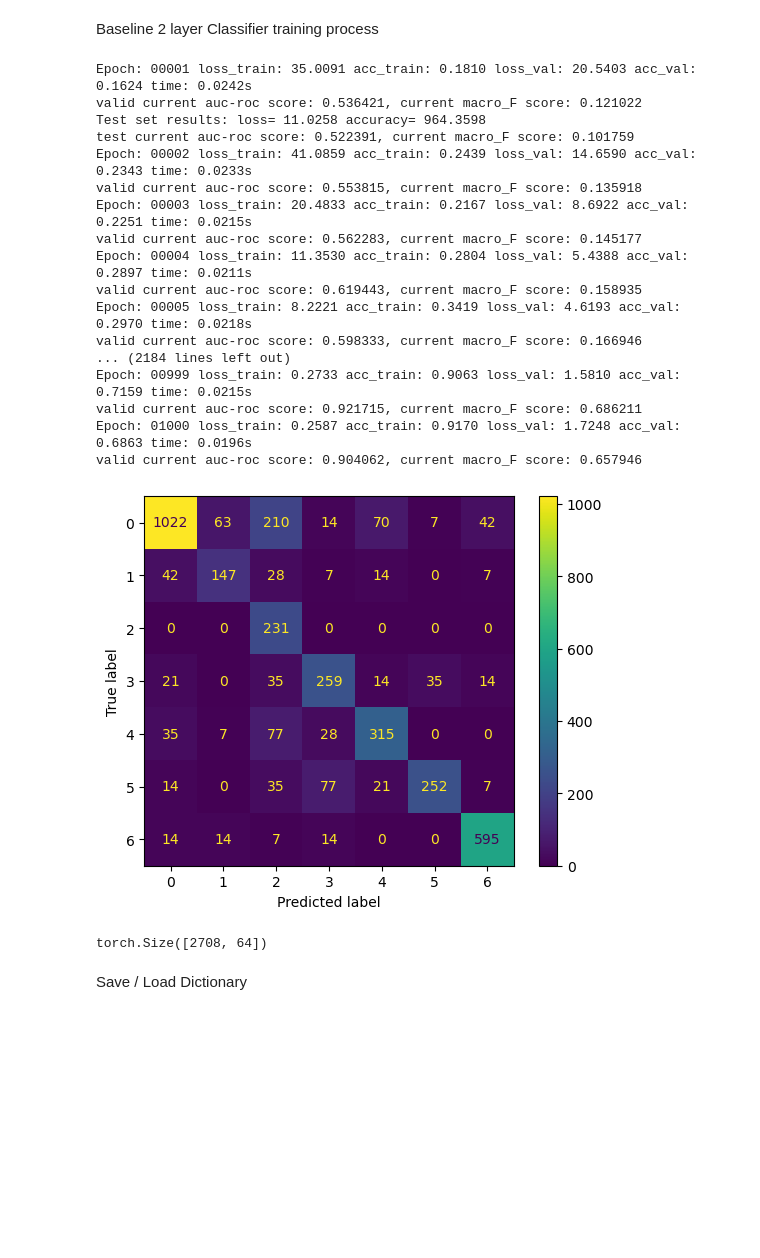
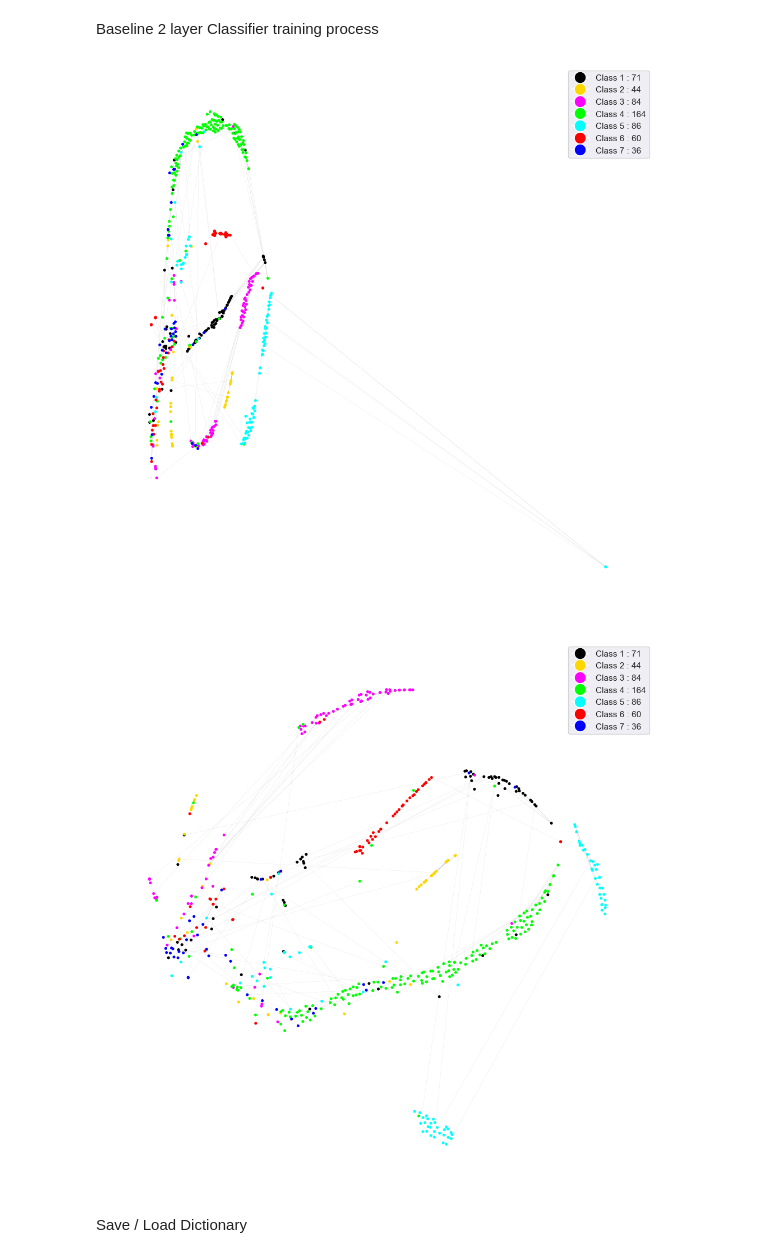
Before and after one commit to armozhdehi/Meta-GCN, a Jupyter notebook: main.ipynb, the cells around one changed output. Drawn from its saved outputs; the diff is of its cells as text; code cells hidden in the pictures; blank space fills up the shorter version.

```diff
--- a/main.ipynb
+++ b/main.ipynb
@@ -48,8 +56,8 @@ class Args:
     order = 4
     n_features = 0
     w_val_size = 10
-    imbalance_ratio = None
-    # imbalance_ratio = 0.05
+    # imbalance_ratio = None
+    imbalance_ratio = 0.05
     n_hidden = 64
     setting = None
     im_class_num = 1
@@ -321,10 +349,10 @@ Baseline 2 layer Classifier test
 # %%
 def test(epoch = 0):
     encoder_n.eval()
-    classifier_n.eval()
+    # classifier_n.eval()
 #     outputs = encoder(features, adj_mtx)
-    embed = encoder_n(features, adj_mtx, funct = args.activation_func)
-    outputs = classifier_n(embed, adj_mtx, funct = args.activation_func)
+    outputs, embed = encoder_n(features, adj_mtx, funct = args.activation_func)
+    # outputs = classifier_n(embed, adj_mtx, funct = args.activation_func)
     loss_test = F.cross_entropy(outputs[test_idx], labels[test_idx].reshape(-1))
     acc_test = accuracy(outputs[test_idx], labels[test_idx])
     print("Test set results:",
@@ -332,6 +360,36 @@ def test(epoch = 0):
           "accuracy= {:.4f}".format(acc_test.item()))
     print_class_acc(outputs[test_idx], labels[test_idx], pre='test')
     return loss_test.item(), acc_test.item(), outputs, embed
+# %%
+palette = ['#000000', '#ffd700', '#ff00ff', '#00ff00', '#00ffff', '#ff0000', '#0000ff']
+
+from torch_geometric.data import Data
+from torch_geometric.utils import to_networkx, to_dense_adj, train_test_split_edges
+import networkx as nx
+import seaborn as sns
+import copy as copy
+%matplotlib inline
+import matplotlib.pyplot as plt
+from sklearn.manifold import TSNE
+import seaborn as sns
+from matplotlib.lines import Line2D
+
+def visualization(x, y, num_classes, palette, adj, epoch):
+    sns.set(rc={'figure.figsize':(12.7, 12.7)})
+    plt.axis("on")
+    z = TSNE(n_components=2, init='pca', perplexity = 30).fit_transform(x.detach().cpu().numpy())
+    # G = nx.from_numpy_matrix(to_dense_adj(data.edge_index)[0].detach().cpu().numpy())
+    G = nx.from_numpy_matrix(adj.detach().cpu().numpy())
+    # palette = list(sns.color_palette("bright", num_classes).as_hex())
+    # palette = ['#e6194B', '#3cb44b', '#ffe119', '#4363d8', '#f58231', '#911eb4', '#42d4f4']
+    color_pal = [palette[int(i)] for i in y.detach().cpu().numpy()]
+    class_count = [0] * num_classes
+    for i in y.detach().cpu().numpy():
+      class_count[int(i)] += 1
+    legend_elements = [Line2D([0], [0], marker='o', color='w', label='Class ' + str(label + 1) + " : " + str(class_count[label]) , markerfacecolor=palette[label], markersize=15) for label in range(num_classes)]
+    nx.draw(G, node_size=7, pos=z, node_color=color_pal, width=0.03, label=y)
+    plt.legend(handles=legend_elements, loc='upper right')
+    plt.savefig('normal_classifier' + str(epoch) + '.png')
 # %% [markdown]
 Baseline 2 layer Classifier training process
 # %%
@@ -345,6 +403,7 @@ loss_tests = []
 test_accs = []
 outputs = None
 embed = None
+embed_dict = {}
 
 for epoch in range(args.epochs):
         acc_train, acc_val, loss_train, loss_val = train(epoch)
@@ -354,32 +413,19 @@ for epoch in range(args.epochs):
         loss_vals.append(loss_val)
         if epoch % 10 == 0:
                 loss_test, test_acc, outputs, embed = test(epoch)
+                embed_dict[epoch] = embed
+                visualization(embed, labels, num_classes, palette, adj_mtx, epoch)
                 loss_tests.append(loss_test)
                 test_accs.append(test_acc)
 confusion_matrix_vis(outputs[test_idx], labels[test_idx])
-# %% [output]
-Epoch: 00001 loss_train: 35.0091 acc_train: 0.1810 loss_val: 20.5403 acc_val: 0.1624 time: 0.0242s
-valid current auc-roc score: 0.536421, current macro_F score: 0.121022
-Test set results: loss= 11.0258 accuracy= 964.3598
-test current auc-roc score: 0.522391, current macro_F score: 0.101759
-Epoch: 00002 loss_train: 41.0859 acc_train: 0.2439 loss_val: 14.6590 acc_val: 0.2343 time: 0.0233s
-valid current auc-roc score: 0.553815, current macro_F score: 0.135918
-Epoch: 00003 loss_train: 20.4833 acc_train: 0.2167 loss_val: 8.6922 acc_val: 0.2251 time: 0.0215s
-valid current auc-roc score: 0.562283, current macro_F score: 0.145177
-Epoch: 00004 loss_train: 11.3530 acc_train: 0.2804 loss_val: 5.4388 acc_val: 0.2897 time: 0.0211s
-valid current auc-roc score: 0.619443, current macro_F score: 0.158935
-Epoch: 00005 loss_train: 8.2221 acc_train: 0.3419 loss_val: 4.6193 acc_val: 0.2970 time: 0.0218s
-valid current auc-roc score: 0.598333, current macro_F score: 0.166946
-... (2184 lines left out)
-Epoch: 00999 loss_train: 0.2733 acc_train: 0.9063 loss_val: 1.5810 acc_val: 0.7159 time: 0.0215s
-valid current auc-roc score: 0.921715, current macro_F score: 0.686211
-Epoch: 01000 loss_train: 0.2587 acc_train: 0.9170 loss_val: 1.7248 acc_val: 0.6863 time: 0.0196s
-valid current auc-roc score: 0.904062, current macro_F score: 0.657946
-[figure, removed]
-# %%
-embed.size()
-# %% [output]
-torch.Size([2708, 64])
+# %%
+visualization(embed_dict[50][test_idx], labels[test_idx], num_classes, palette, adj_mtx[test_idx][:, test_idx], 100)
+# %% [output]
+[figure, added]
+# %%
+visualization(embed_dict[100][test_idx], labels[test_idx], num_classes, palette, adj_mtx[test_idx][:, test_idx], 100)
+# %% [output]
+[figure, added]
 # %% [markdown]
 Save / Load Dictionary
 # %%
```
Also changed, not shown: parts of 7 cells of this notebook, 15 other files.
